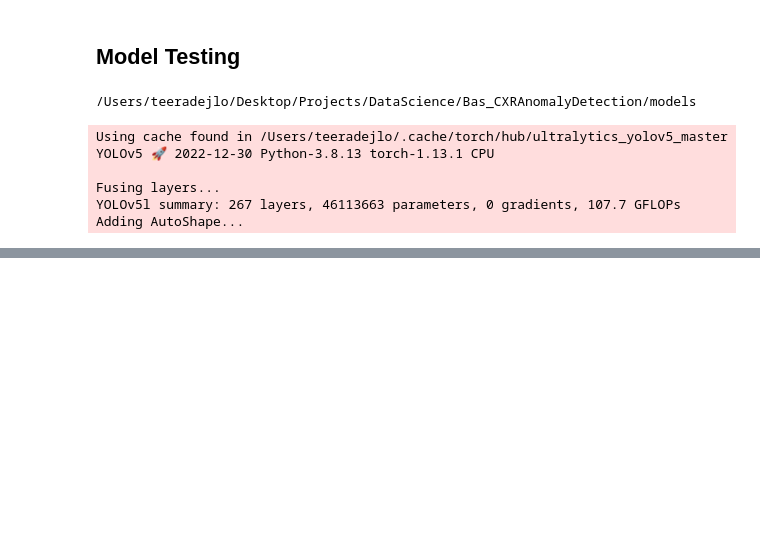
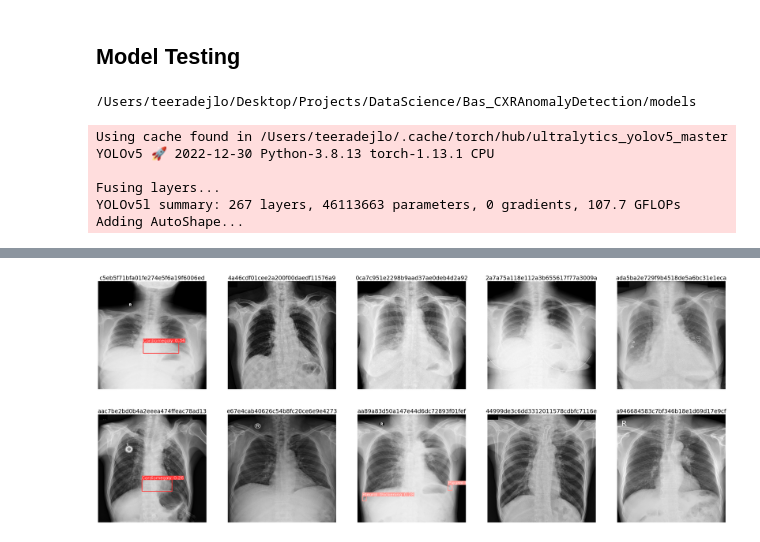
Before and after one commit to teeradejlo/cxr_anomalyDetection, a Jupyter notebook: models/model.ipynb, the cells around one changed output, grey strips where cells are left out. Saved outputs shown, nothing was run; the diff lists cells and outputs as text; code cells hidden in the pictures; blank space fills up the shorter version.

Commit message:
inference visualization

```diff
--- a/models/model.ipynb
+++ b/models/model.ipynb
@@ -250,0 +259,8 @@ Adding AutoShape...
+# %%
+results = model(imgs)
+# %%
+r_img = results.render()
+# %%
+r_img = [ Image.fromarray(arr) for arr in r_img ]
+# %%
+test_df = test_df.reset_index(drop=True)
@@ -250,0 +282,10 @@ Adding AutoShape...
+# %%
+%matplotlib inline
+f, ax = plt.subplots(2,5, figsize=(50,20))
+
+for index, img in enumerate(r_img):
+	ax[int(index / 5), index % 5].imshow(img)
+	ax[int(index / 5), index % 5].axis('off')
+	ax[int(index / 5), index % 5].set_title(test_df['image_id'][index], fontsize=25)
+# %% [output]
+[figure, added]
```
Also changed, not shown: parts of 6 cells of this notebook, 1 other file.
